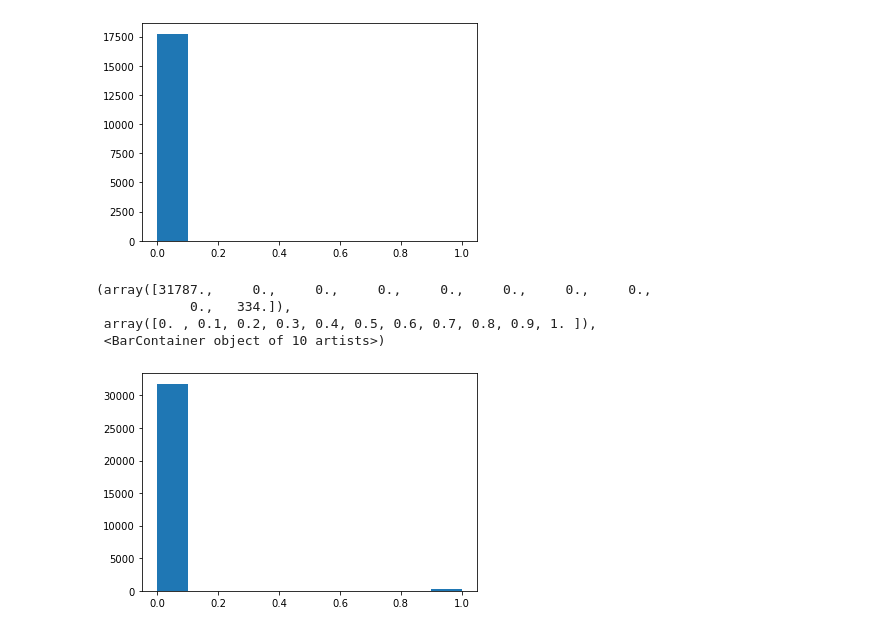
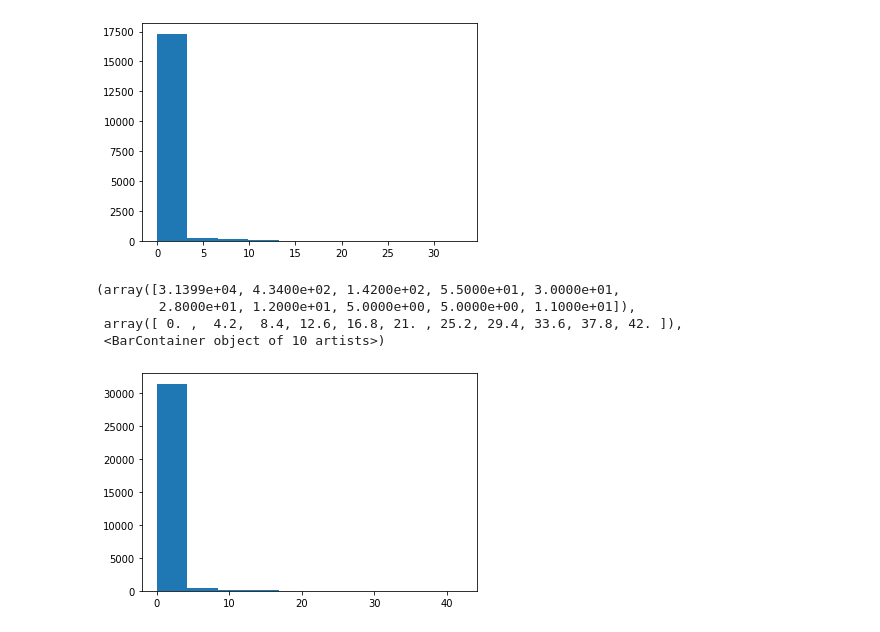
Before and after one commit to RaoulRoest/MDA_Deloitte_project, a Jupyter notebook: JupyterNotebooks/ppm_analysis_new_vars.ipynb, the cells around one changed output. Cells and saved outputs as stored; diff of their text form; code cells hidden in the pictures.

```diff
--- a/JupyterNotebooks/ppm_analysis_new_vars.ipynb
+++ b/JupyterNotebooks/ppm_analysis_new_vars.ipynb
@@ -177,19 +177,23 @@ for k,v in num_featureDict:
     # gh.save_plot(fig, f"{flagName}_WholePop_{not include}", "MonthlyDataAnalysis")
     # plt.close(fig)
 # %%
-flag = "defered_payment_plan_Y_flag"
-ppm = dfOrig[dfOrig["prepayment_type"] == 2].index.to_list()
+flag = "eltv_90.50239377618193_flag_y"
+fpm = dfOrig[dfOrig["prepayment_type_FullPrepayment"] == 1].index.to_list()
+ppm=dfOrig[dfOrig["prepayment_type_PartialPrepayment"] == 1].index.to_list()
+npm=dfOrig[dfOrig["prepayment_type_No Prepayment"] == 1].index.to_list()
 
+fpm_flag_values = dfOrig.loc[dfOrig.index.isin(fpm), flag].values
 ppm_flag_values = dfOrig.loc[dfOrig.index.isin(ppm), flag].values
-no_ppm_flag_values = dfOrig.loc[~dfOrig.index.isin(ppm), flag].values
+npm_flag_values = dfOrig.loc[dfOrig.index.isin(npm), flag].values
+
 
 plt.hist(ppm_flag_values)
 plt.show()
 plt.hist(no_ppm_flag_values)
 # %% [output]
-[figure, old version]
+[figure, new version]
-(array([31787.,     0.,     0.,     0.,     0.,     0.,     0.,     0.,
-            0.,   334.]),
- array([0. , 0.1, 0.2, 0.3, 0.4, 0.5, 0.6, 0.7, 0.8, 0.9, 1. ]),
+(array([3.1399e+04, 4.3400e+02, 1.4200e+02, 5.5000e+01, 3.0000e+01,
+        2.8000e+01, 1.2000e+01, 5.0000e+00, 5.0000e+00, 1.1000e+01]),
+ array([ 0. ,  4.2,  8.4, 12.6, 16.8, 21. , 25.2, 29.4, 33.6, 37.8, 42. ]),
  <BarContainer object of 10 artists>)
-[figure, old version]
+[figure, new version]
```
Also changed, not shown: parts of 6 cells of this notebook, 9 other files.
